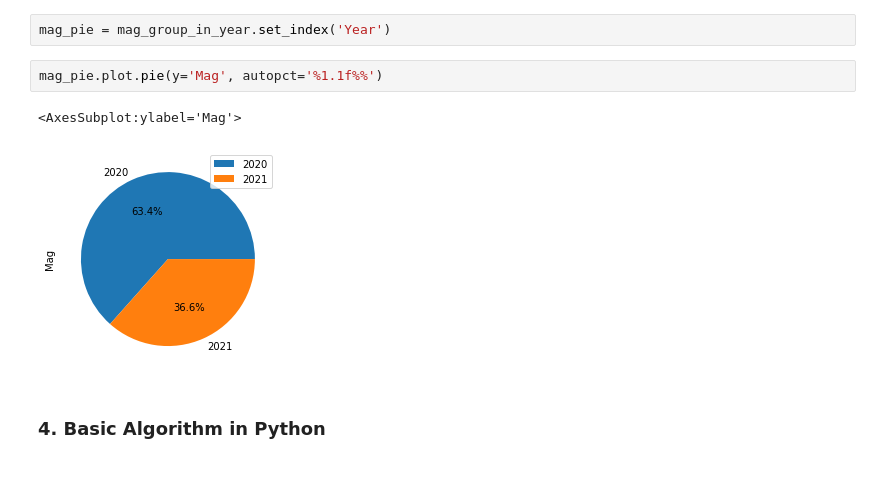
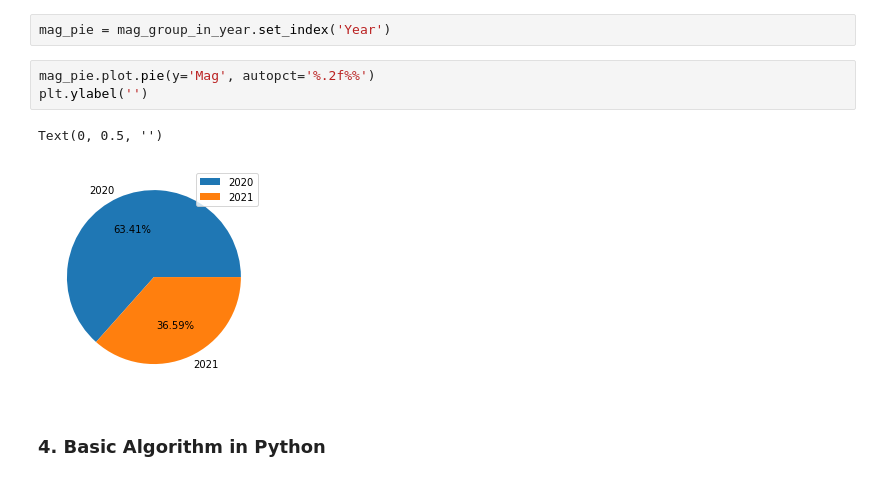
Before and after one commit to auliakhalqillah/Introduction-to-Python, a Jupyter notebook: py_tutorial.ipynb, the cells around one changed output. Saved outputs shown, nothing was run; the diff lists cells and outputs as text.

```diff
--- a/py_tutorial.ipynb
+++ b/py_tutorial.ipynb
@@ -867,10 +844,11 @@ We use `mag_group_in_year` variable to plot in pie chart. But, we apply little b
 # %%
 mag_pie = mag_group_in_year.set_index('Year')
 # %%
-mag_pie.plot.pie(y='Mag', autopct='%1.1f%%')
+mag_pie.plot.pie(y='Mag', autopct='%.2f%%')
+plt.ylabel('')
 # %% [output]
-<AxesSubplot:ylabel='Mag'>
+Text(0, 0.5, '')
-[figure, old version]
+[figure, new version]
 # %% [markdown]
 ### 4. Basic Algorithm in Python
 # %% [markdown]
```
Also changed, not shown: parts of 75 cells of this notebook.
